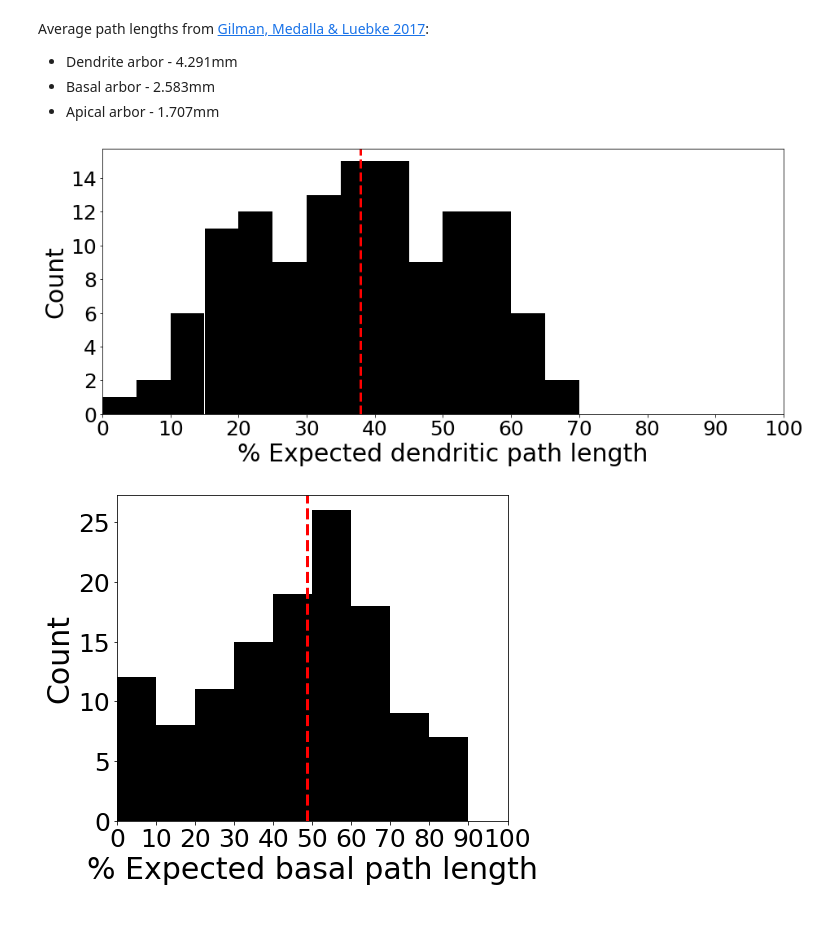
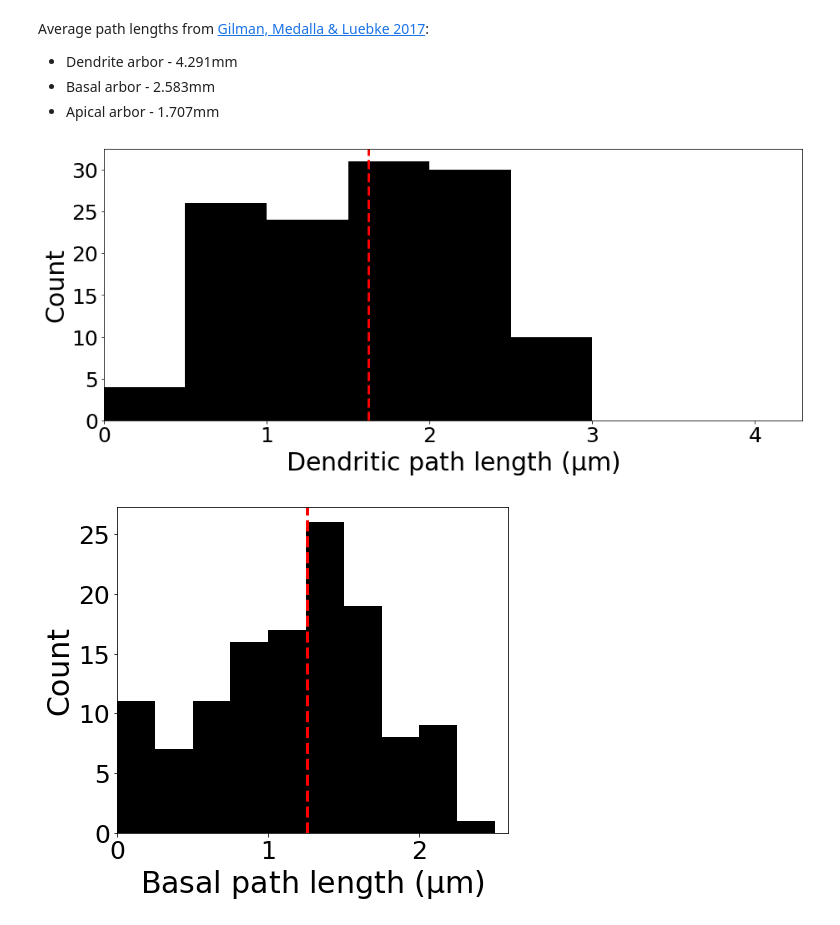
Before and after one commit to AllenInstitute/MicronsBinder, a Jupyter notebook: notebooks/multiscale/resource_statistics/neurite_lengths.ipynb, the cells around one changed output. Cells and saved outputs as stored; diff of their text form; code cells hidden in the pictures.

```diff
--- a/notebooks/multiscale/resource_statistics/neurite_lengths.ipynb
+++ b/notebooks/multiscale/resource_statistics/neurite_lengths.ipynb
@@ -229,3 +223,19 @@ def plotpercentagehist(data, bins):
+# %%
+def plotpathlengthhist(data, upperbnd, binspacing=500,
+                       tickspacing=1000, intlabels=True):
+    numbins = int(np.ceil(upperbnd / binspacing)) + 1
+    bins = np.arange(numbins) * binspacing
+    plt.hist(data, color='k', bins=bins)
+
+    numticks = int(np.ceil(upperbnd / tickspacing))
+    ticks = np.arange(numticks) * tickspacing
+    ticklabels = np.arange(numticks) * tickspacing / 1000.
+    if intlabels:
+        ticklabels = ticklabels.astype("int")
+
+    plt.xticks(ticks, ticklabels, fontsize=25)
+    plt.yticks(fontsize=25)
+    plt.xlim(0, upperbnd)
 # %% [markdown]
 Average path lengths from [Gilman, Medalla & Luebke 2017](https://doi.org/10.1093/cercor/bhw062):
 
@@ -235,33 +248,32 @@ Average path lengths from [Gilman, Medalla & Luebke 2017](https://doi.org/10.109
 # %%
 plt.figure(figsize=(15, 6))
 
-bins = np.arange(21) * 0.05
-percentages = pyr_complengths.dend_length_um / 4291
-plotpercentagehist(percentages, bins)
+# Histogram
+plotpathlengthhist(pyr_complengths.dend_length_um, 4291, binspacing=500)
+# Line at median
+plt.axvline(np.percentile(pyr_complengths.dend_length_um, 50), ls='--', lw=3, color='r')
 
-plt.axvline(np.percentile(percentages, 50), ls='--', lw=3, color='r')
-
-plt.xlabel("% Expected dendritic path length", fontsize=30)
+plt.xlabel(f"Dendritic path length ({MU}m)", fontsize=30)
 plt.ylabel("Count", fontsize=30)
 
 plt.show()
 # %% [output]
-[figure, old version]
+[figure, new version]
 # %%
 plt.figure(figsize=(7, 6))
 
-bins = np.arange(11) * 0.1
-percentages = pyr_complengths.basal_length_um / 2583
-plotpercentagehist(percentages, bins)
+# Histogram
+plotpathlengthhist(pyr_complengths.basal_length_um, 2583, 250)
+# Line at median
+plt.axvline(np.percentile(pyr_complengths.basal_length_um, 50),
+            ls='--', lw=3, color='r')
 
-plt.axvline(np.percentile(percentages, 50), ls='--', lw=3, color='r')
-
-plt.xlabel("% Expected basal path length", fontsize=30)
+plt.xlabel(f"Basal path length ({MU}m)", fontsize=30)
 plt.ylabel("Count", fontsize=30)
 
 plt.show()
 # %% [output]
-[figure, old version]
+[figure, new version]
 # %%
 plt.figure(figsize=(7, 6))
 
```
Also changed, not shown: parts of 3 cells of this notebook, 2 other files.
